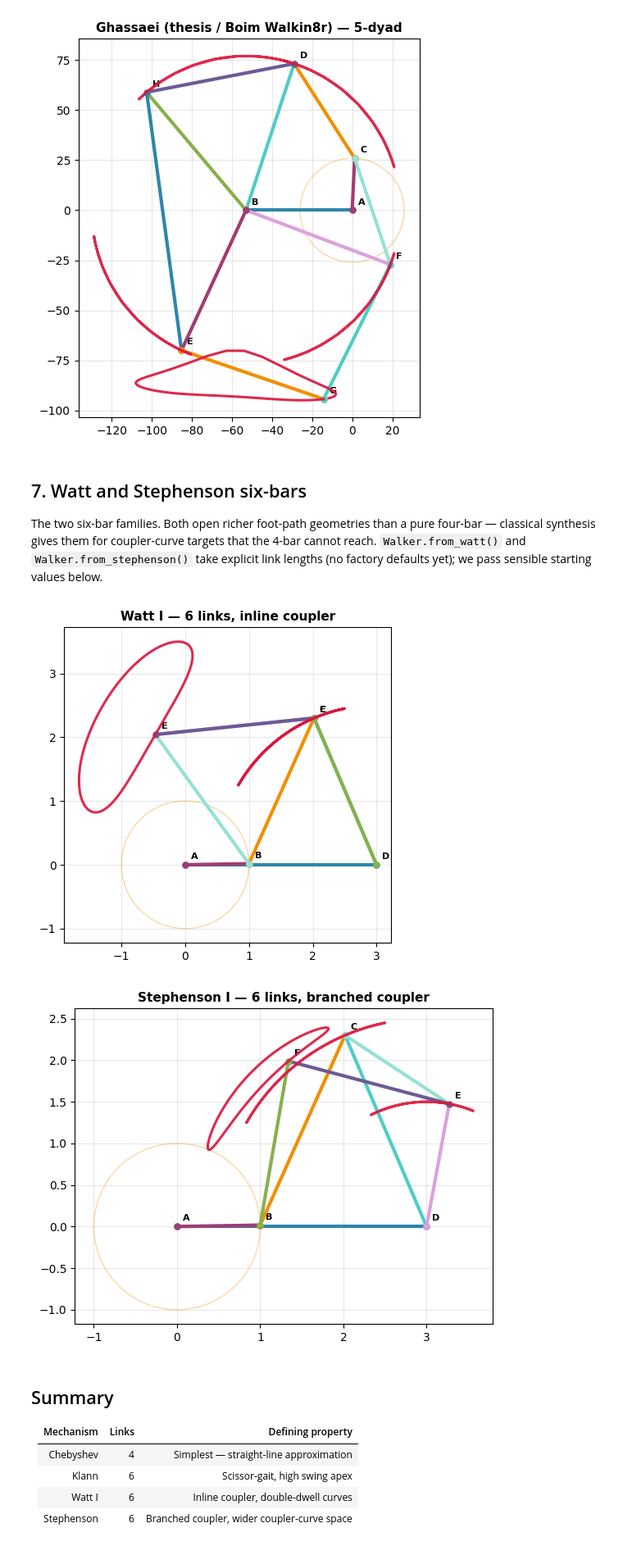
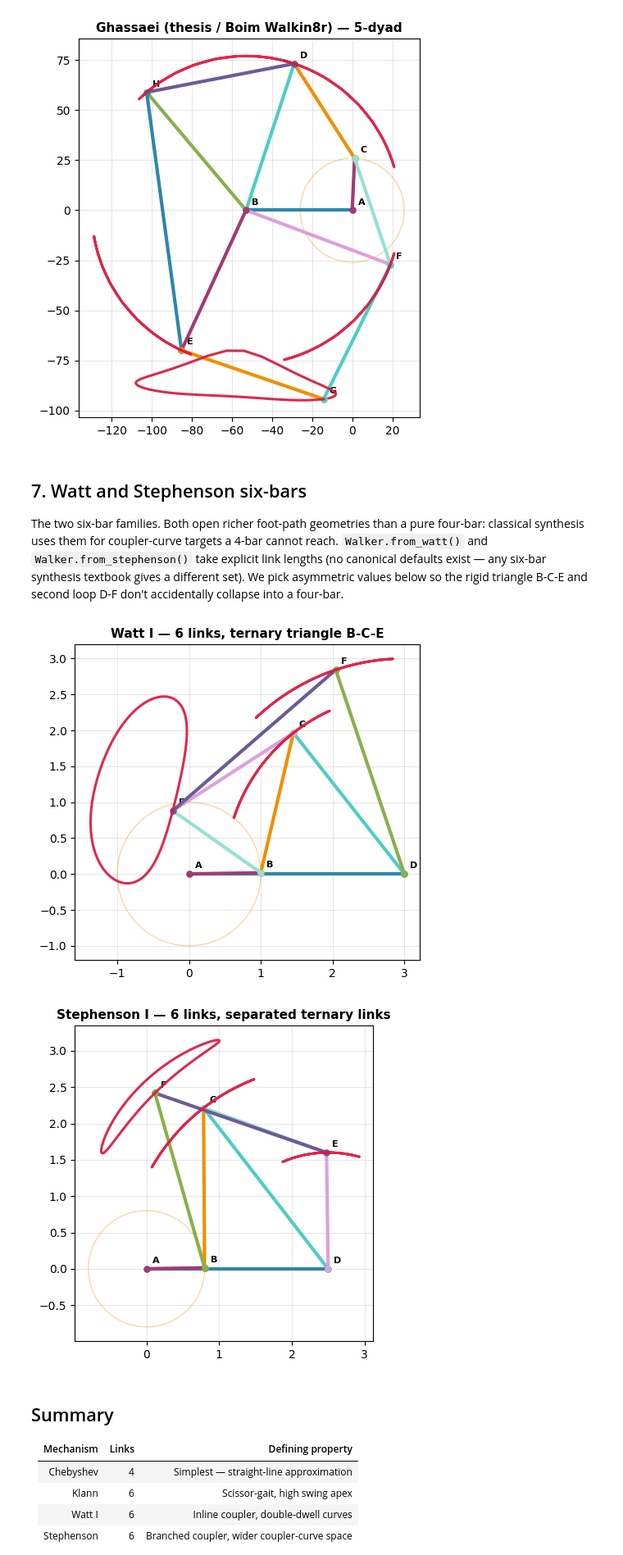
Before and after one commit to HugoFara/leggedsnake, a Jupyter notebook: examples/01_walkers_gallery.ipynb, the cells around one changed output. Shown at 82% size. Drawn from its saved outputs; the diff is of its cells as text; code cells hidden in the pictures.

```diff
--- a/examples/01_walkers_gallery.ipynb
+++ b/examples/01_walkers_gallery.ipynb
@@ -135,27 +139,29 @@ show_walker(ghassaei, "Ghassaei (thesis / Boim Walkin8r) — 5-dyad",
 ## 7. Watt and Stephenson six-bars
 
 The two six-bar families. Both open richer foot-path geometries than
-a pure four-bar — classical synthesis gives them for coupler-curve
-targets that the 4-bar cannot reach. `Walker.from_watt()` and
-`Walker.from_stephenson()` take explicit link lengths (no factory
-defaults yet); we pass sensible starting values below.
+a pure four-bar: classical synthesis uses them for coupler-curve
+targets a 4-bar cannot reach. `Walker.from_watt()` and
+`Walker.from_stephenson()` take explicit link lengths (no canonical
+defaults exist — any six-bar synthesis textbook gives a different set).
+We pick asymmetric values below so the rigid triangle B-C-E and
+second loop D-F don't accidentally collapse into a four-bar.
 # %%
 watt = ls.Walker.from_watt(
-    crank=1.0, coupler1=2.5, rocker1=2.5,
-    link4=2.5, link5=2.5, rocker2=2.5,
+    crank=1.0, coupler1=2.0, rocker1=2.5,
+    link4=1.5, link5=2.0, rocker2=3.0,
     ground_length=3.0,
 )
 stephenson = ls.Walker.from_stephenson(
-    crank=1.0, coupler=2.5, rocker=2.5,
-    link4=1.5, link5=1.5, link6=2.0,
-    ground_length=3.0,
+    crank=0.8, coupler=2.2, rocker=2.8,
+    link4=1.8, link5=1.6, link6=2.5,
+    ground_length=2.5,
 )
 
-show_walker(watt, "Watt I — 6 links, inline coupler", figsize=(8, 5))
-show_walker(stephenson, "Stephenson I — 6 links, branched coupler", figsize=(8, 5))
+show_walker(watt, "Watt I — 6 links, ternary triangle B-C-E", figsize=(8, 5))
+show_walker(stephenson, "Stephenson I — 6 links, separated ternary links", figsize=(8, 5))
 # %% [output]
-[figure, old version]
+[figure, new version]
-[figure, old version]
+[figure, new version]
 # %% [markdown]
 ## Summary
 
```
Also changed, not shown: parts of 4 cells of this notebook, 1 other file.
